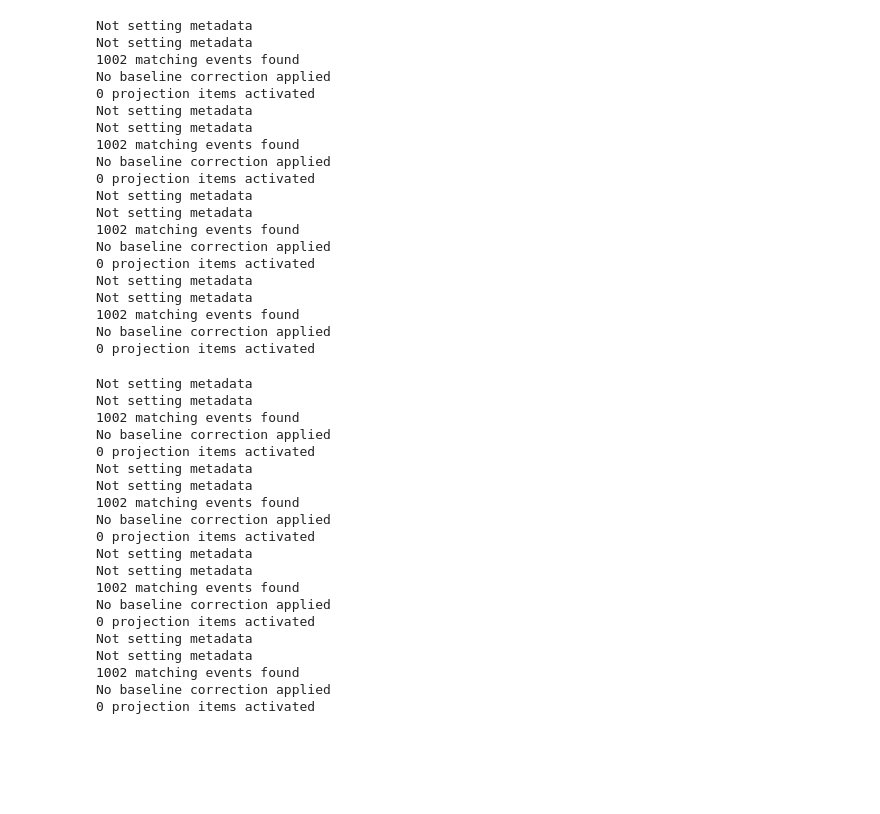
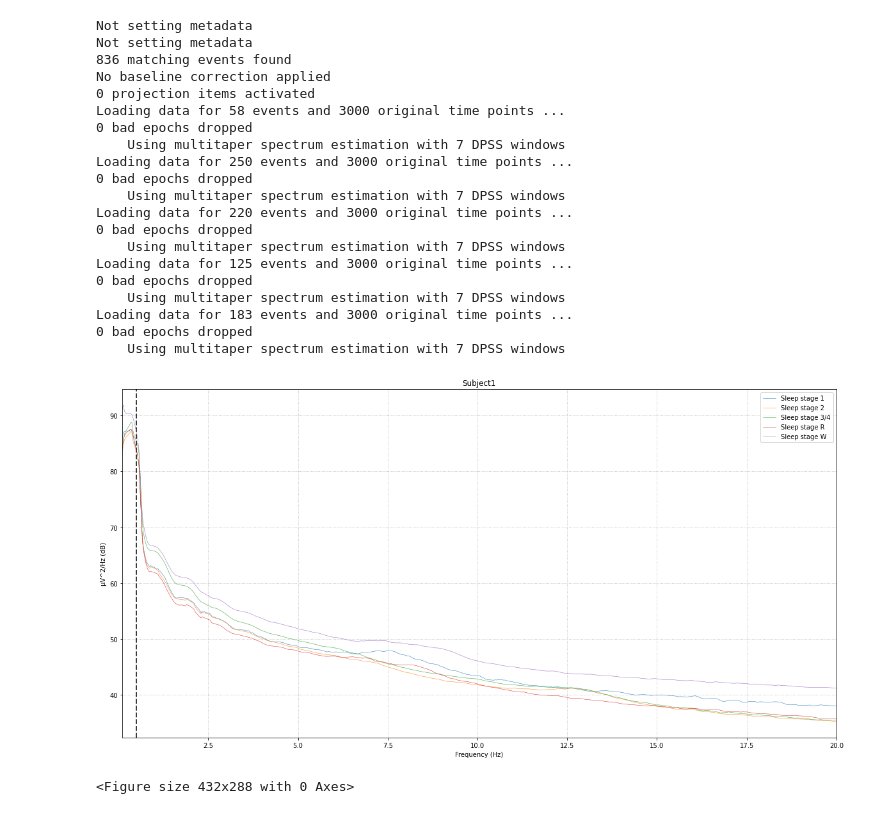
Before and after one commit to pastukh77/sleep_stages_analysis, a Jupyter notebook: Sleep_stage_classification.ipynb, the cells around one changed output. Saved outputs shown, nothing was run; the diff lists cells and outputs as text; code cells hidden in the pictures; blank space fills up the shorter version.

```diff
--- a/Sleep_stage_classification.ipynb
+++ b/Sleep_stage_classification.ipynb
@@ -95,61 +70,45 @@ Used Annotations descriptions: ['Sleep stage 1', 'Sleep stage 2', 'Sleep stage 3
 # %%
-# fig, axs = plt.subplots(len(train_subjects), figsize=(25, 50))
+fig, axs = plt.subplots(figsize=(20, 10))
 epochs_train_lst = []
 for i, raw in tqdm(enumerate(raw_train)):
   tmax = 30. - 1. / raw.info['sfreq']  # tmax in included
 
   epochs_train = mne.Epochs(raw=raw, events=events_train,
                             event_id=event_id, tmin=0., tmax=tmax, baseline=None)
   epochs_train_lst.append(epochs_train)
-#   stages = sorted(event_id.keys())
+  stages = sorted(event_id.keys())
 
-#   for stage, color in zip(stages, stage_colors):
-#     epochs_train[stage].plot_psd(area_mode=None, color=color, ax=axs[i],
-#                           fmin=0.1, fmax=20., show=False,
-#                           average=True, spatial_colors=False)
-#     axs[i].set(title="Subject1", xlabel='Frequency (Hz)')
+  for stage, color in zip(stages, stage_colors):
+    epochs_train[stage].plot_psd(area_mode=None, color=color, ax=axs,
+                          fmin=0.1, fmax=20., show=False,
+                          average=True, spatial_colors=False)
+    axs.set(title="Subject1", xlabel='Frequency (Hz)')
 
-#   axs[i].set(ylabel='µV^2/Hz (dB)')
-#   axs[i].legend(axs[i].lines[2::3], stages)
-# plt.show()
+  axs.set(ylabel='µV^2/Hz (dB)')
+  axs.legend(axs.lines[2::3], stages)
+
+plt.show()
+plt.savefig("energy.png")
 # %% [output]
 Not setting metadata
 Not setting metadata
-1002 matching events found
+836 matching events found
 No baseline correction applied
 0 projection items activated
-Not setting metadata
-Not setting metadata
-1002 matching events found
-No baseline correction applied
-0 projection items activated
-Not setting metadata
-Not setting metadata
-1002 matching events found
-No baseline correction applied
-0 projection items activated
-Not setting metadata
-Not setting metadata
-1002 matching events found
-No baseline correction applied
-0 projection items activated
+Loading data for 58 events and 3000 original time points ...
+0 bad epochs dropped
+    Using multitaper spectrum estimation with 7 DPSS windows
+Loading data for 250 events and 3000 original time points ...
+0 bad epochs dropped
+    Using multitaper spectrum estimation with 7 DPSS windows
+Loading data for 220 events and 3000 original time points ...
+0 bad epochs dropped
+    Using multitaper spectrum estimation with 7 DPSS windows
+Loading data for 125 events and 3000 original time points ...
+0 bad epochs dropped
+    Using multitaper spectrum estimation with 7 DPSS windows
+Loading data for 183 events and 3000 original time points ...
+0 bad epochs dropped
+    Using multitaper spectrum estimation with 7 DPSS windows
+[figure, added]
-Not setting metadata
-Not setting metadata
-1002 matching events found
-No baseline correction applied
-0 projection items activated
-Not setting metadata
-Not setting metadata
-1002 matching events found
-No baseline correction applied
-0 projection items activated
-Not setting metadata
-Not setting metadata
-1002 matching events found
-No baseline correction applied
-0 projection items activated
-Not setting metadata
-Not setting metadata
-1002 matching events found
-No baseline correction applied
-0 projection items activated
+<Figure size 432x288 with 0 Axes>
```
Also changed, not shown: parts of 8 cells of this notebook, 4 other files.
